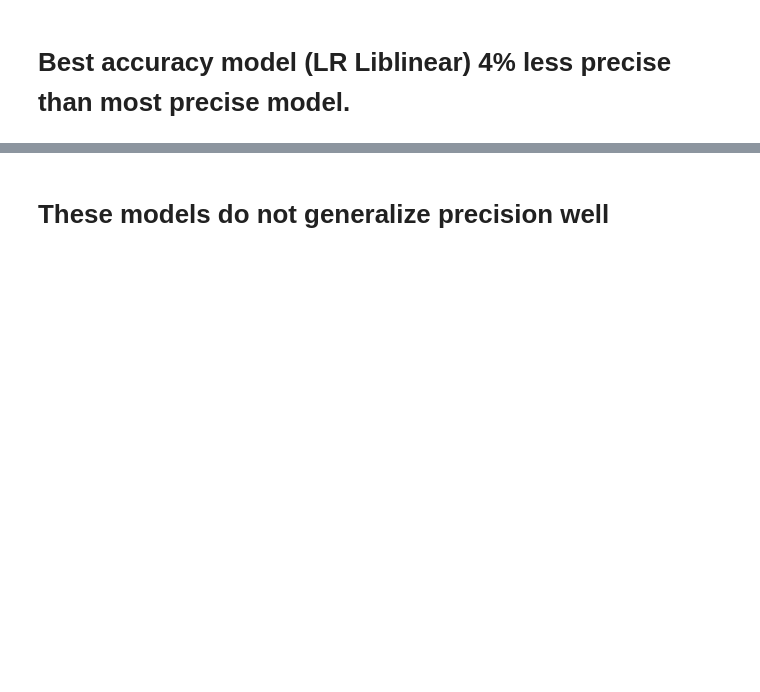
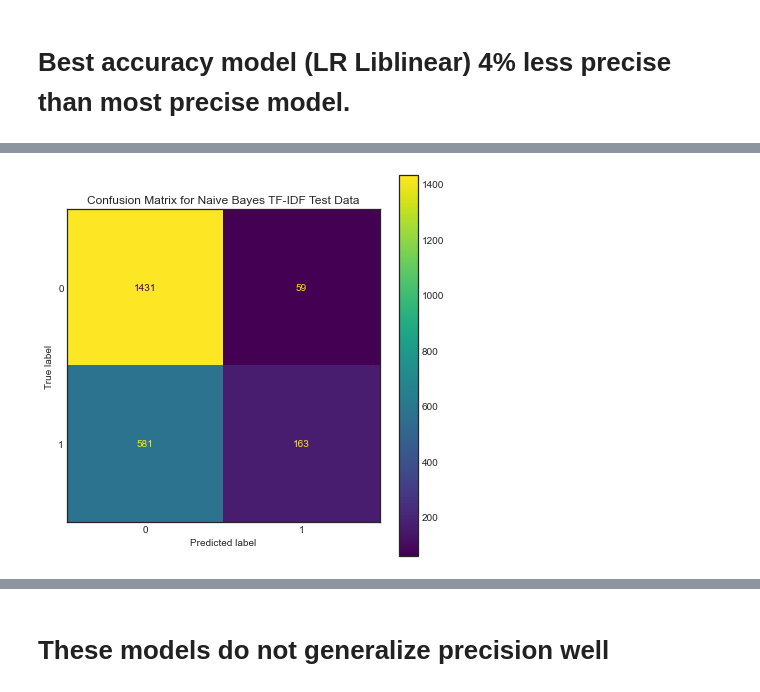
Before and after one commit to dvdhartsman/NLP-Sentiment-Analysis, a Jupyter notebook: David_One_vs_Rest.ipynb, the cells around one changed output, grey strips where cells are left out. Drawn from its saved outputs; the diff is of its cells as text; code cells hidden in the pictures; blank space fills up the shorter version.

```diff
--- a/David_One_vs_Rest.ipynb
+++ b/David_One_vs_Rest.ipynb
@@ -953,0 +1008,4 @@ positive_OVR.sort_values(by="test_prec", ascending=False)[:5]
+# %%
+mnb_TF.confusion_matrix()
+# %% [output]
+[figure, added]
```
Also changed, not shown: parts of 56 cells of this notebook.
